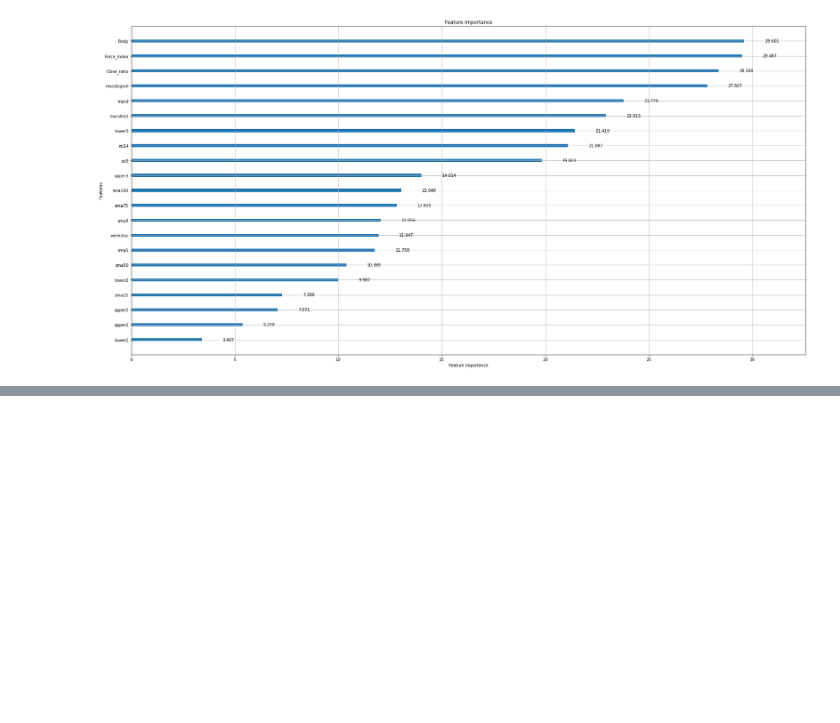
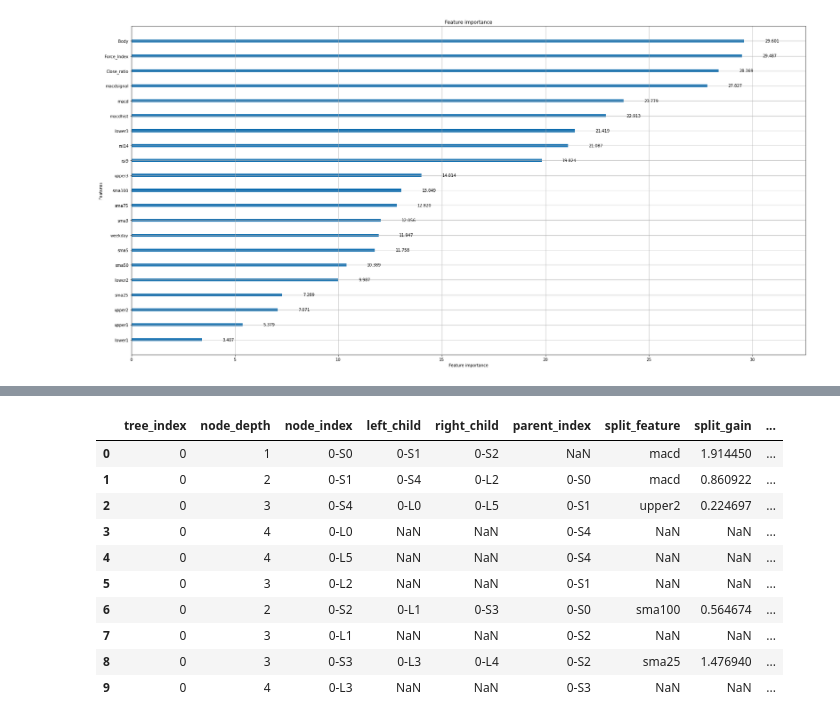
Before and after one commit to Blaster36/Script, a Jupyter notebook: StockPrice/predStockPrice-LightGBM2-2.ipynb, the cells around one changed output, grey strips where cells are left out. Cells and saved outputs as stored; diff of their text form; code cells hidden in the pictures; blank space fills up the shorter version.

```diff
--- a/StockPrice/predStockPrice-LightGBM2-2.ipynb
+++ b/StockPrice/predStockPrice-LightGBM2-2.ipynb
@@ -360,0 +367,2 @@ lgb.plot_importance(clf, figsize=(30, 15), max_num_features=30, importance_type=
+# %%
+df_tree = pd.read_csv('predStockPrice-LightGBM-dicisiontrees.csv')
@@ -360,0 +389,14 @@ lgb.plot_importance(clf, figsize=(30, 15), max_num_features=30, importance_type=
+# %%
+df_tree.head(10)
+# %% [output]
+|  | tree_index | node_depth | node_index | left_child | right_child | parent_index | split_feature | split_gain | ... |
+| 0 | 0 | 1 | 0-S0 | 0-S1 | 0-S2 | NaN | macd | 1.914450 | ... |
+| 1 | 0 | 2 | 0-S1 | 0-S4 | 0-L2 | 0-S0 | macd | 0.860922 | ... |
+| 2 | 0 | 3 | 0-S4 | 0-L0 | 0-L5 | 0-S1 | upper2 | 0.224697 | ... |
+| 3 | 0 | 4 | 0-L0 | NaN | NaN | 0-S4 | NaN | NaN | ... |
+| 4 | 0 | 4 | 0-L5 | NaN | NaN | 0-S4 | NaN | NaN | ... |
+| 5 | 0 | 3 | 0-L2 | NaN | NaN | 0-S1 | NaN | NaN | ... |
+| 6 | 0 | 2 | 0-S2 | 0-L1 | 0-S3 | 0-S0 | sma100 | 0.564674 | ... |
+| 7 | 0 | 3 | 0-L1 | NaN | NaN | 0-S2 | NaN | NaN | ... |
+| 8 | 0 | 3 | 0-S3 | 0-L3 | 0-L4 | 0-S2 | sma25 | 1.476940 | ... |
+| 9 | 0 | 4 | 0-L3 | NaN | NaN | 0-S3 | NaN | NaN | ... |
```
Also changed, not shown: parts of 11 cells of this notebook.
